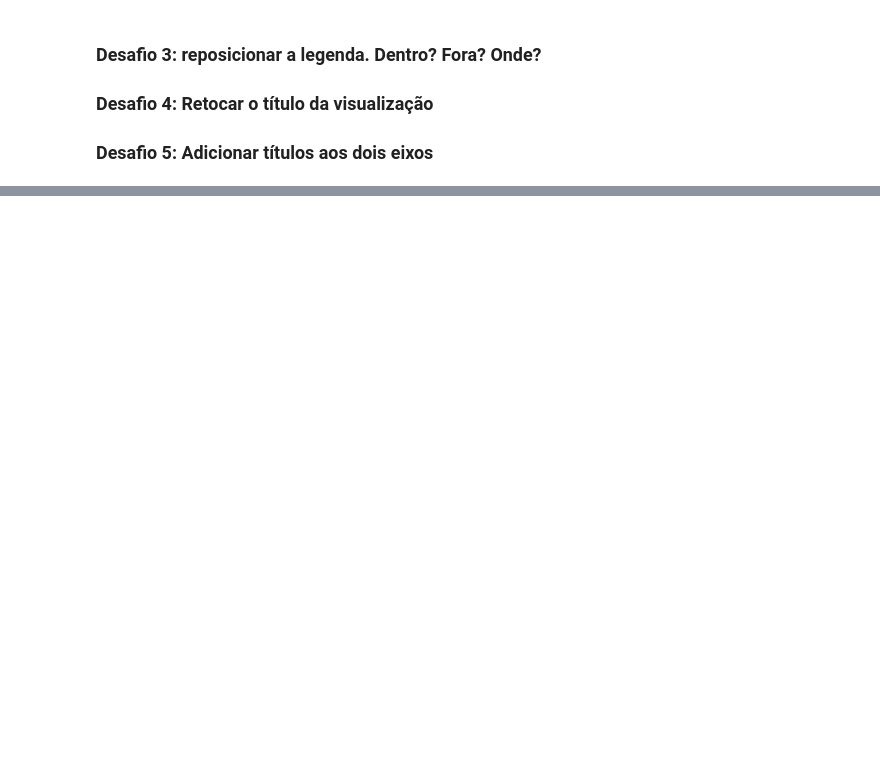
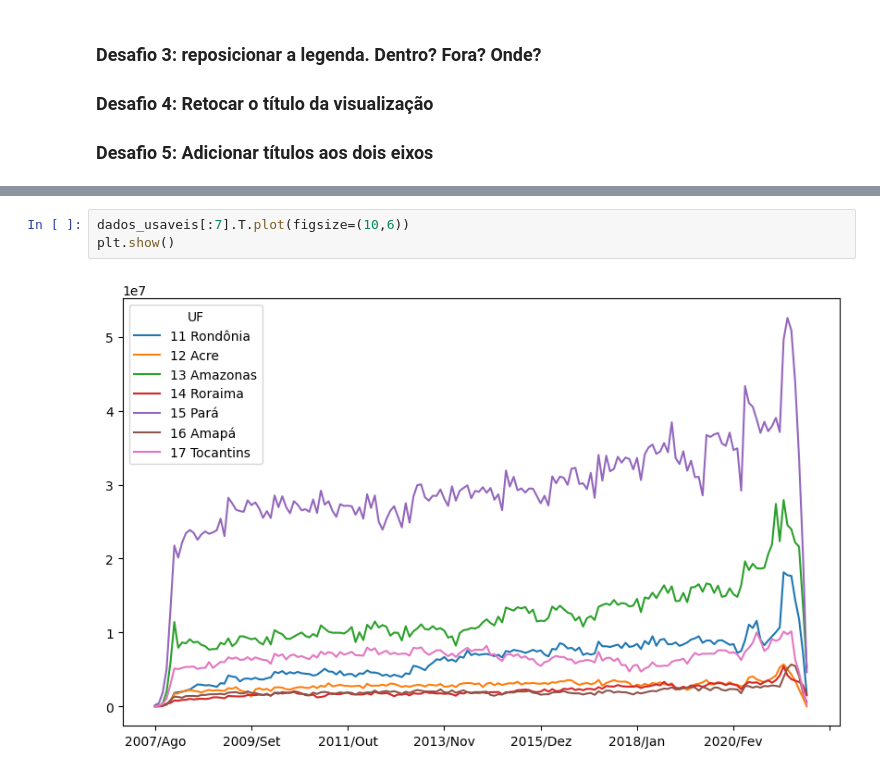
Before and after one commit to Lem0nes/POS-ALURA, a Jupyter notebook: A1-analise-exploracao-dados/main-1.ipynb, the cells around one changed output, grey strips where cells are left out. Saved outputs shown, nothing was run; the diff lists cells and outputs as text; blank space fills up the shorter version.

```diff
--- a/A1-analise-exploracao-dados/main-1.ipynb
+++ b/A1-analise-exploracao-dados/main-1.ipynb
@@ -106,0 +182,5 @@ plt.show()
+# %%
+dados_usaveis[:7].T.plot(figsize=(10,6))
+plt.show()
+# %% [output]
+[figure, added]
```
Also changed, not shown: parts of 24 cells of this notebook, 3 other files.
